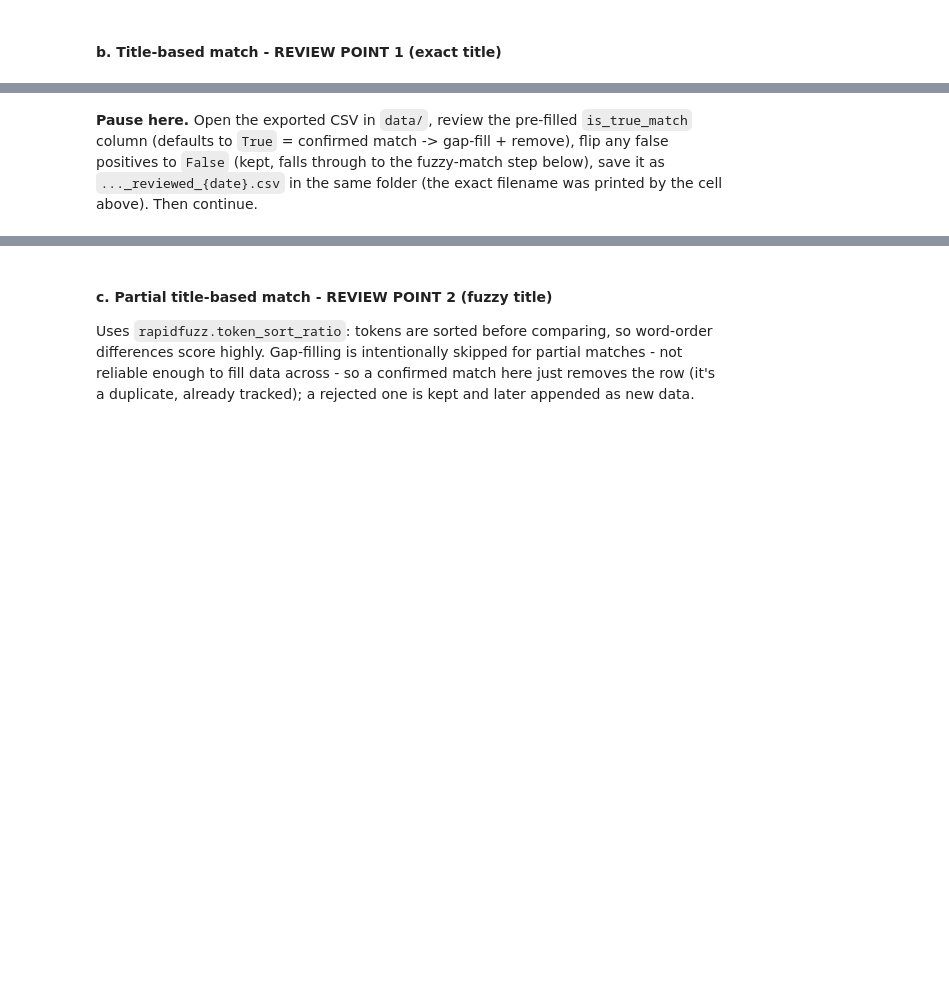
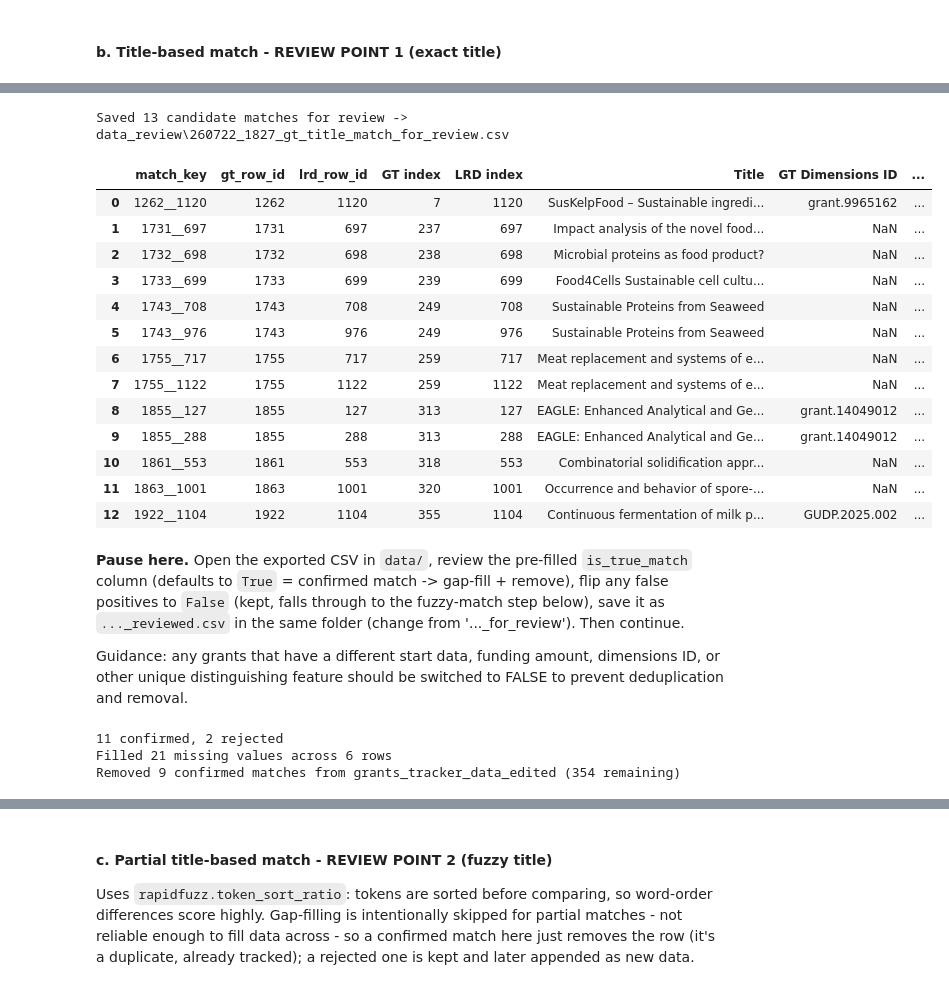
Before and after one commit to violah-fellow/SHEEP, a Jupyter notebook: Pipeline/Funding/S2_grant_deduplication.ipynb, the cells around one changed output, grey strips where cells are left out. Cells and saved outputs as stored; diff of their text form; code cells hidden in the pictures; blank space fills up the shorter version.

```diff
--- a/Pipeline/Funding/S2_grant_deduplication.ipynb
+++ b/Pipeline/Funding/S2_grant_deduplication.ipynb
@@ -454,15 +597,33 @@ title_matches_df
 # %%
 export_for_review(
     title_matches_df, id_cols=['gt_row_id', 'lrd_row_id'],
-    out_path=DATA_DIR / f'gt_title_match_for_review_{RUN_DATE}.csv',
+    out_path=REVIEW_DIR / f'{RUN_TIMESTAMP}_gt_title_match_for_review.csv',
 )
+# %% [output]
+Saved 13 candidate matches for review -> data_review\260722_1827_gt_title_match_for_review.csv
+|  | match_key | gt_row_id | lrd_row_id | GT index | LRD index | Title | GT Dimensions ID | ... |
+| 0 | 1262__1120 | 1262 | 1120 | 7 | 1120 | SusKelpFood – Sustainable ingredi... | grant.9965162 | ... |
+| 1 | 1731__697 | 1731 | 697 | 237 | 697 | Impact analysis of the novel food... | NaN | ... |
+| 2 | 1732__698 | 1732 | 698 | 238 | 698 | Microbial proteins as food product? | NaN | ... |
+| 3 | 1733__699 | 1733 | 699 | 239 | 699 | Food4Cells Sustainable cell cultu... | NaN | ... |
+| 4 | 1743__708 | 1743 | 708 | 249 | 708 | Sustainable Proteins from Seaweed | NaN | ... |
+| 5 | 1743__976 | 1743 | 976 | 249 | 976 | Sustainable Proteins from Seaweed | NaN | ... |
+| 6 | 1755__717 | 1755 | 717 | 259 | 717 | Meat replacement and systems of e... | NaN | ... |
+| 7 | 1755__1122 | 1755 | 1122 | 259 | 1122 | Meat replacement and systems of e... | NaN | ... |
+| 8 | 1855__127 | 1855 | 127 | 313 | 127 | EAGLE: Enhanced Analytical and Ge... | grant.14049012 | ... |
+| 9 | 1855__288 | 1855 | 288 | 313 | 288 | EAGLE: Enhanced Analytical and Ge... | grant.14049012 | ... |
+| 10 | 1861__553 | 1861 | 553 | 318 | 553 | Combinatorial solidification appr... | NaN | ... |
+| 11 | 1863__1001 | 1863 | 1001 | 320 | 1001 | Occurrence and behavior of spore-... | NaN | ... |
+| 12 | 1922__1104 | 1922 | 1104 | 355 | 1104 | Continuous fermentation of milk p... | GUDP.2025.002 | ... |
 # %% [markdown]
-**Pause here.** Open the exported CSV in `data/`, review the pre-filled `is_true_match` column (defaults to `True` = confirmed match -> gap-fill + remove), flip any false positives to `False` (kept, falls through to the fuzzy-match step below), save it as `..._reviewed_{date}.csv` in the same folder (the exact filename was printed by the cell above). Then continue.
+**Pause here.** Open the exported CSV in `data/`, review the pre-filled `is_true_match` column (defaults to `True` = confirmed match -> gap-fill + remove), flip any false positives to `False` (kept, falls through to the fuzzy-match step below), save it as `..._reviewed.csv` in the same folder (change from '..._for_review'). Then continue.
+
+Guidance: any grants that have a different start data, funding amount, dimensions ID, or other unique distinguishing feature should be switched to FALSE to prevent deduplication and removal.
 # %%
 last_report_data_pre_title = last_report_data_edited.copy()
 
 confirmed_title, rejected_title = apply_reviewed_decisions(
-    title_matches_df, DATA_DIR / f'gt_title_match_reviewed_{RUN_DATE}.csv',
+    title_matches_df, REVIEW_DIR / f'{RUN_TIMESTAMP}_gt_title_match_reviewed.csv',
     id_cols=['gt_row_id', 'lrd_row_id'],
 )
 print(f"{len(confirmed_title)} confirmed, {len(rejected_title)} rejected")
@@ -483,5 +644,9 @@ grants_tracker_data_edited = grants_tracker_data_edited[
 
 print(f"Filled {title_cells_filled} missing values across {len(title_changed_indices)} rows")
 print(f"Removed {len(confirmed_gt_row_ids)} confirmed matches from grants_tracker_data_edited ({len(grants_tracker_data_edited)} remaining)")
+# %% [output]
+11 confirmed, 2 rejected
+Filled 21 missing values across 6 rows
+Removed 9 confirmed matches from grants_tracker_data_edited (354 remaining)
 # %%
 export_highlighted_diff(last_report_data_pre_title, last_report_data_edited, title_changed_indices,
```
Also changed, not shown: parts of 30 cells of this notebook, 38 other files.
